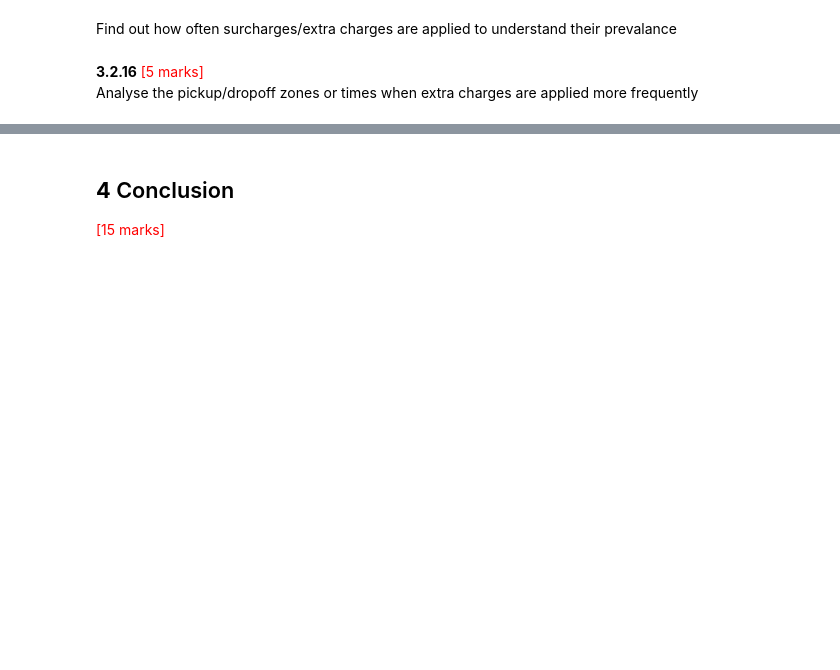
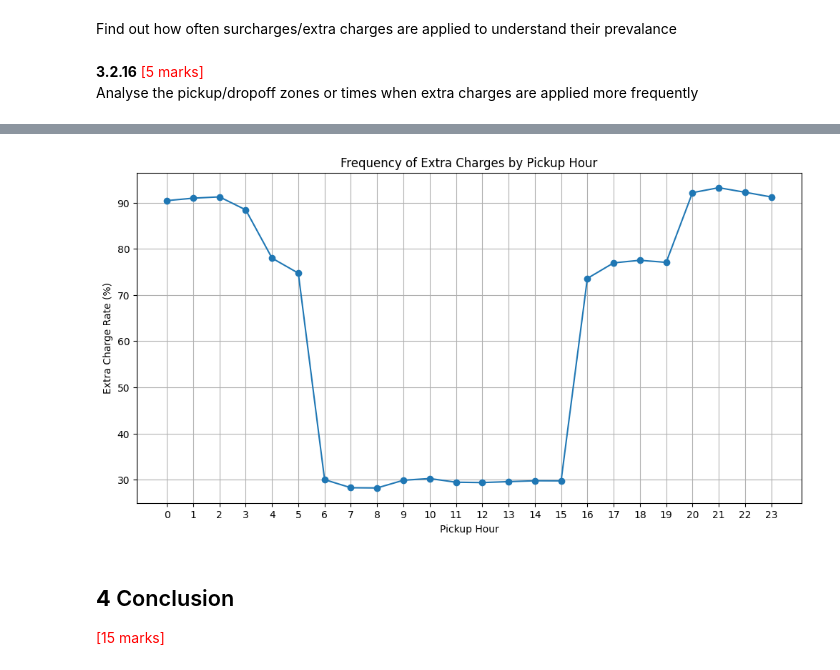
Before and after one commit to srinivasrom/MyStore, a Jupyter notebook: EDA_Assg_NYC_Taxi_Starter_Srinivas_Rompala.ipynb, the cells around one changed output, grey strips where cells are left out. Saved outputs shown, nothing was run; the diff lists cells and outputs as text; code cells hidden in the pictures; blank space fills up the shorter version.

```diff
--- a/EDA_Assg_NYC_Taxi_Starter_Srinivas_Rompala.ipynb
+++ b/EDA_Assg_NYC_Taxi_Starter_Srinivas_Rompala.ipynb
@@ -1464,0 +2053,94 @@ Analyse the pickup/dropoff zones or times when extra charges are applied more fr
+# %%
+# How often is each surcharge applied?
+df['pickup_hour'] = df['tpep_pickup_datetime'].dt.hour
+
+df['has_extra'] = df['extra'] > 0
+hourly_extra = (
+    df.groupby('pickup_hour')
+      .agg(
+          total_trips=('extra', 'size'),
+          trips_with_extra=('has_extra', 'sum')
+      )
+      .reset_index()
+)
+
+hourly_extra['extra_charge_rate'] = (
+    hourly_extra['trips_with_extra'] /
+    hourly_extra['total_trips'] * 100
+)
+
+display(
+    hourly_extra.sort_values(
+        'extra_charge_rate',
+        ascending=False
+    )
+)
+pickup_extra = (
+    df.groupby('PULocationID')
+      .agg(
+          total_trips=('extra', 'size'),
+          trips_with_extra=('has_extra', 'sum')
+      )
+      .reset_index()
+)
+
+pickup_extra['extra_charge_rate'] = (
+    pickup_extra['trips_with_extra'] /
+    pickup_extra['total_trips'] * 100
+)
+top_pickup_extra = (
+    pickup_extra
+    .sort_values('extra_charge_rate', ascending=False)
+    .head(10)
+)
+
+display(top_pickup_extra)
+dropoff_extra = (
+    df.groupby('DOLocationID')
+      .agg(
+          total_trips=('extra', 'size'),
+          trips_with_extra=('has_extra', 'sum')
+      )
+      .reset_index()
+)
+
+dropoff_extra['extra_charge_rate'] = (
+    dropoff_extra['trips_with_extra'] /
+    dropoff_extra['total_trips'] * 100
+)
+
+display(
+    dropoff_extra
+    .sort_values('extra_charge_rate', ascending=False)
+    .head(10)
+)
+
+zone_hour_extra = (
+    df.groupby(['PULocationID', 'pickup_hour'])
+      .agg(
+          total_trips=('extra', 'size'),
+          trips_with_extra=('has_extra', 'sum')
+      )
+      .reset_index()
+)
+
+zone_hour_extra['extra_charge_rate'] = (
+    zone_hour_extra['trips_with_extra'] /
+    zone_hour_extra['total_trips'] * 100
+)
+plt.figure(figsize=(12, 6))
+
+plt.plot(
+    hourly_extra['pickup_hour'],
+    hourly_extra['extra_charge_rate'],
+    marker='o'
+)
+
+plt.xlabel('Pickup Hour')
+plt.ylabel('Extra Charge Rate (%)')
+plt.title('Frequency of Extra Charges by Pickup Hour')
+plt.xticks(range(24))
+plt.grid(True)
+
+plt.show()
+# %% [output]
@@ -1465,3 +2186,4 @@ Analyse the pickup/dropoff zones or times when extra charges are applied more fr
+[figure, added]
 # %% [markdown]
 ## **4** Conclusion
 <font color = red>[15 marks]</font> <br>
```
Also changed, not shown: parts of 23 cells of this notebook.
